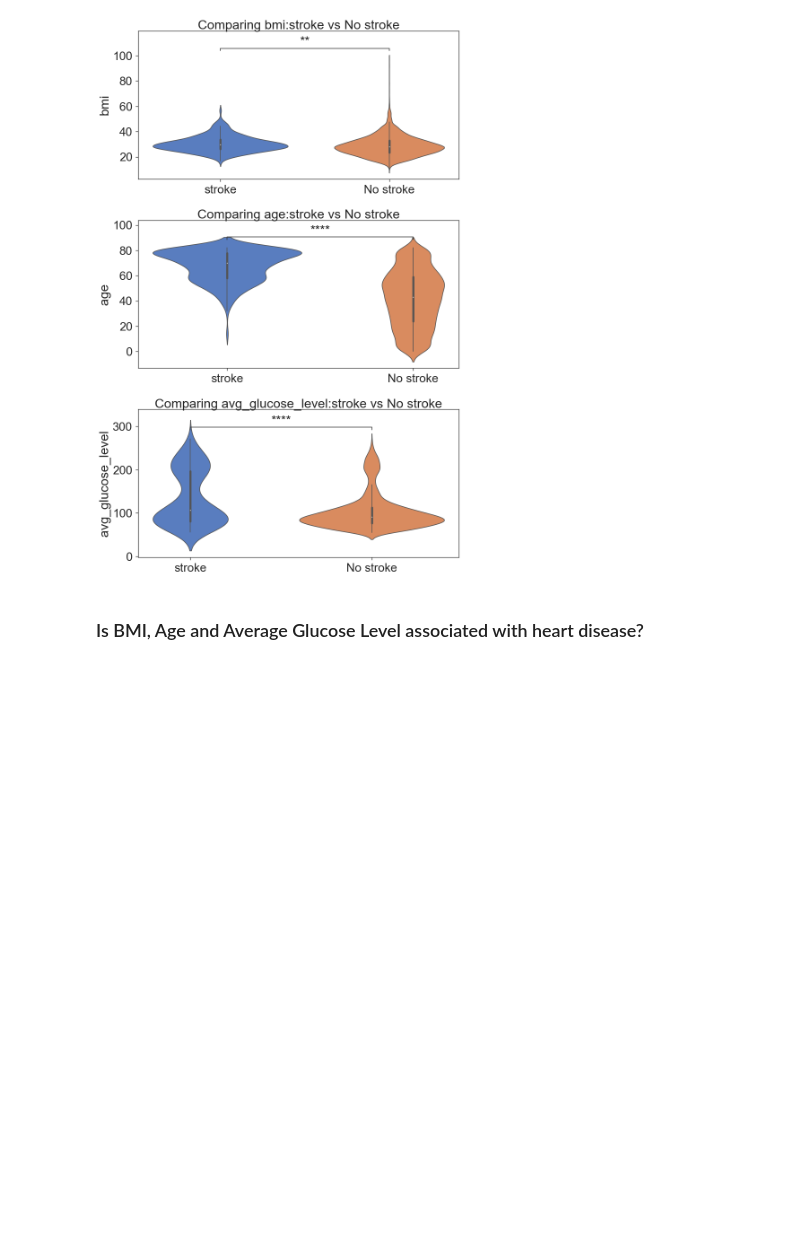
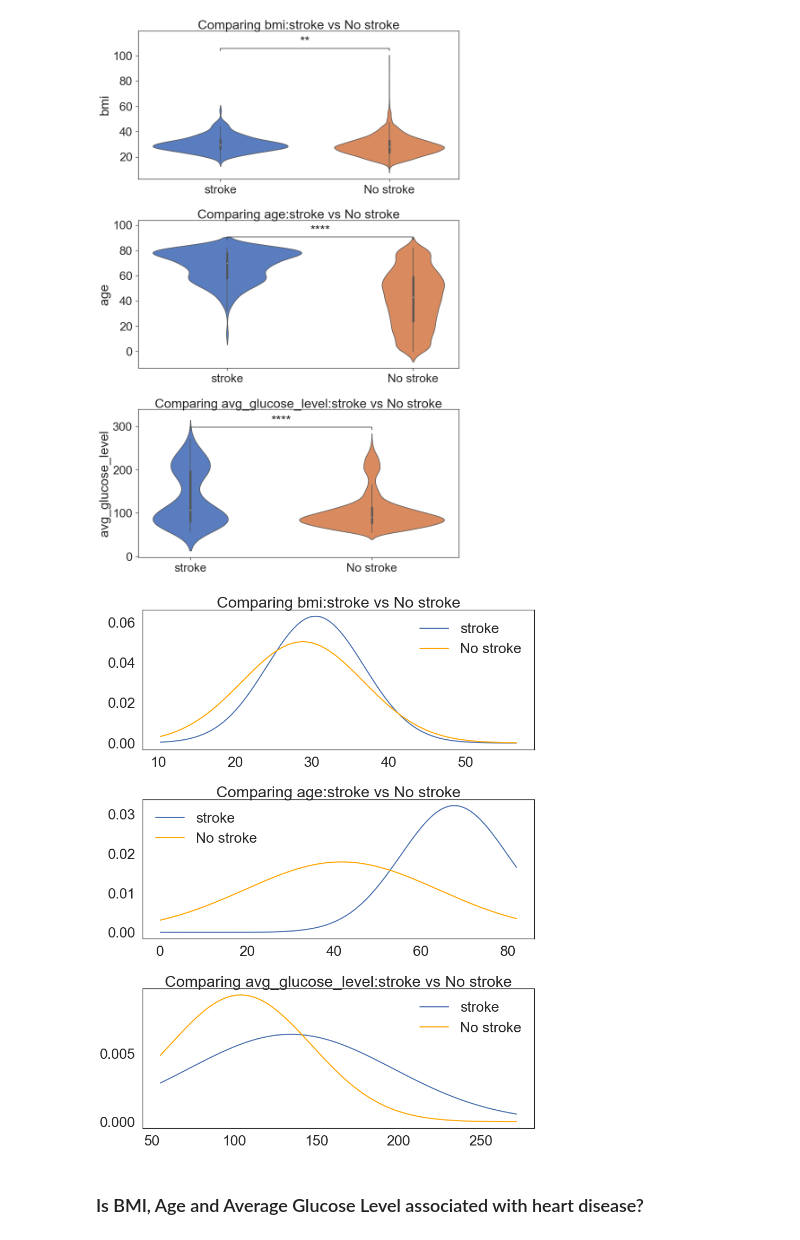
Before and after one commit to ironb25/capstone1, a Jupyter notebook: Capstone1updated.ipynb, the cells around one changed output. Drawn from its saved outputs; the diff is of its cells as text; code cells hidden in the pictures; blank space fills up the shorter version.

```diff
--- a/Capstone1updated.ipynb
+++ b/Capstone1updated.ipynb
@@ -166,6 +190,33 @@ ns: 5.00e-02 < p <= 1.00e+00
 
 1 v.s. 0: t-test independent samples with Bonferroni correction, P_val=1.380e-22 stat=9.828e+00
 [figure]
+# %%
+### Using Central Limit Theorem
+def plot_dist(df, features,categorical):
+    n_plots = len(features)
+    fig,axs = plt.subplots(n_plots,1 , figsize = (n_plots * 4, n_plots * 5))
+    for i,val in enumerate(axs.flatten()):
+        df_pos = df[df[categorical]==1][features[i]]
+        df_neg = df[df[categorical]==0][features[i]]
+        df_pos_mean, df_pos_std  = df_pos.mean(),np.std(df_pos)
+        df_neg_mean, df_neg_std  = df_neg.mean(),np.std(df_neg)
+        dist_pos = stats.norm(df_pos_mean, df_pos_std)
+        dist_neg = stats.norm(df_neg_mean, df_neg_std)
+        x = np.linspace(min(df_neg),max(df_pos),10000)
+        ## plot positive
+        axs[i].plot(x, dist_pos.pdf(x), linewidth = 2,label = categorical)
+        ## plot negative
+        axs[i].plot(x, dist_neg.pdf(x), linewidth = 2,color = 'orange',label=f'No {categorical}')
+        axs[i].set_xlabel(f"Comparing {features[i]}:{categorical} vs No {categorical}")
+        axs[i].xaxis.set_label_position('top')
+        axs[i].legend( frameon=False)
+    fig.tight_layout()
+# %%
+features = ['bmi','age','avg_glucose_level']
+# %%
+plot_dist(df, features,categorical ='stroke')
+# %% [output]
+[figure, added]
 # %% [markdown]
 ### Is BMI, Age and Average Glucose Level associated with heart disease?
 # %%
```
Also changed, not shown: parts of 44 cells of this notebook.
